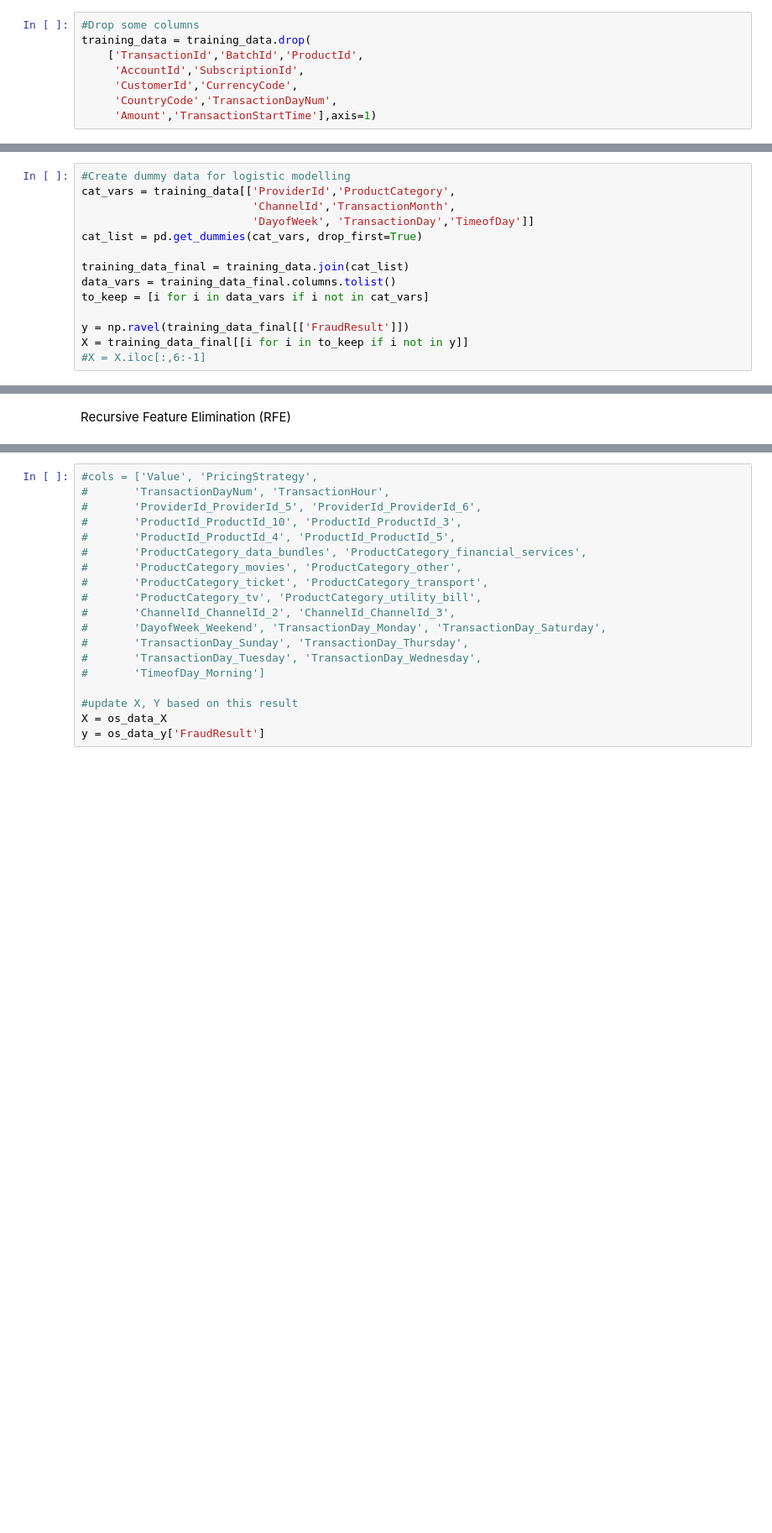
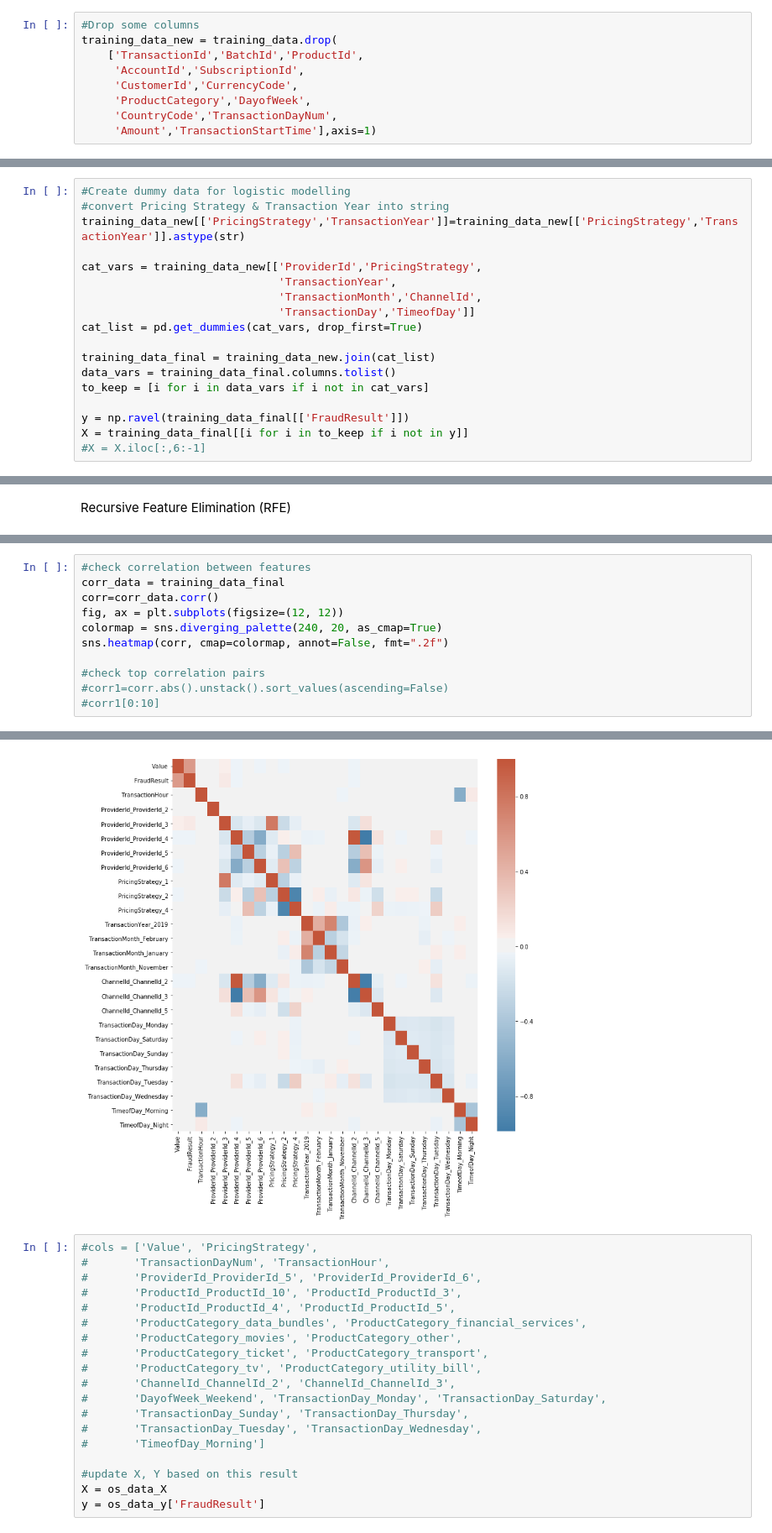
Before and after one commit to wkirui/sturdy-xente, a Jupyter notebook: Xente Fraud Detection Model.ipynb, the cells around one changed output, grey strips where cells are left out. Shown at 84% size. Saved outputs shown, nothing was run; the diff lists cells and outputs as text; blank space fills up the shorter version.

Commit message:
Fixed correlations

```diff
--- a/Xente Fraud Detection Model.ipynb
+++ b/Xente Fraud Detection Model.ipynb
@@ -348,9 +368,10 @@ for amounts that are less than 400,000. Higher transaction Values are more likel
 <p>Here we create dummy data for modeling</p>
 # %%
 #Drop some columns
-training_data = training_data.drop(
+training_data_new = training_data.drop(
     ['TransactionId','BatchId','ProductId',
      'AccountId','SubscriptionId',
      'CustomerId','CurrencyCode',
+     'ProductCategory','DayofWeek',
      'CountryCode','TransactionDayNum',
      'Amount','TransactionStartTime'],axis=1)
@@ -357,11 +387,15 @@ training_data = training_data.drop(
 # %%
 #Create dummy data for logistic modelling
-cat_vars = training_data[['ProviderId','ProductCategory',
-                          'ChannelId','TransactionMonth',
-                          'DayofWeek', 'TransactionDay','TimeofDay']]
+#convert Pricing Strategy & Transaction Year into string
+training_data_new[['PricingStrategy','TransactionYear']]=training_data_new[['PricingStrategy','TransactionYear']].astype(str)
+
+cat_vars = training_data_new[['ProviderId','PricingStrategy',
+                              'TransactionYear',
+                              'TransactionMonth','ChannelId',
+                              'TransactionDay','TimeofDay']]
 cat_list = pd.get_dummies(cat_vars, drop_first=True)
 
-training_data_final = training_data.join(cat_list)
+training_data_final = training_data_new.join(cat_list)
 data_vars = training_data_final.columns.tolist()
 to_keep = [i for i in data_vars if i not in cat_vars]
 
@@ -410,0 +455,12 @@ print(rfe.ranking_)
+# %%
+#check correlation between features
+corr_data = training_data_final
+corr=corr_data.corr()
+fig, ax = plt.subplots(figsize=(12, 12))
+colormap = sns.diverging_palette(240, 20, as_cmap=True)
+sns.heatmap(corr, cmap=colormap, annot=False, fmt=".2f")
+
+#check top correlation pairs
+#corr1=corr.abs().unstack().sort_values(ascending=False)
+#corr1[0:10]
+# %% [output]
@@ -411,3 +468,4 @@ print(rfe.ranking_)
+[figure, added]
 # %%
 #cols = ['Value', 'PricingStrategy',
 #       'TransactionDayNum', 'TransactionHour',
```
Also changed, not shown: parts of 7 cells of this notebook.
